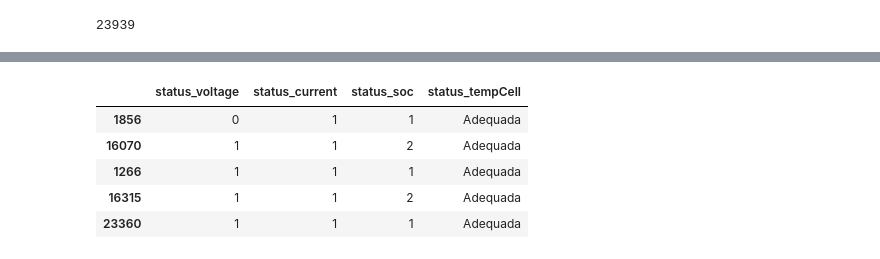
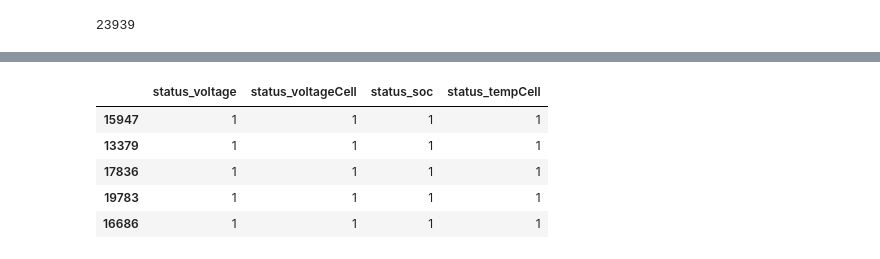
Before and after one commit to alefecrz/Data-Mining, a Jupyter notebook: src/server.ipynb, the cells around one changed output, grey strips where cells are left out. Cells and saved outputs as stored; diff of their text form; code cells hidden in the pictures.

```diff
--- a/src/server.ipynb
+++ b/src/server.ipynb
@@ -1112,9 +1110,7 @@ Name: Bstring1_Battery_Soc, dtype: int64
 # Criar status de temperatura status_tempCel
 # Classificador:
 # Temperatura:
-#     Desligada maior que 60
-#     Alerta entre 40 a 60
-#     Adequada entre 0 a 40
+
 def getNameColunsTemp(qtsColumns):
     columns = []
     for x in range(qtsColumns + 1):
@@ -1126,13 +1122,13 @@ def defineTemp(matrixTemp):
     value = ''
     for row in matrixTemp:
         for x in row:
-            if x >= 60:
-                value = 'Inadequada'
+            if x >= 50 or x > 0 and x < 15:
+                value = 0
                 break
-            if x >= 40 and x < 60:
-                value = 'Alerta'
-            if x < 40:
-                value = 'Adequada'
+            if x >= 15 and x < 40:
+                value = 1
+            if x >= 40 and  x < 50:
+                value = 2
         columns.append(value)
     return columns
 
@@ -1151,22 +1189,30 @@ status_tempCell = pd.DataFrame(data)
 # Adiciona todas a colunas de classificação em data_2
 
 data_2['status_voltage'] = status_voltage
-data_2['status_current'] = status_current
+data_2['status_voltageCell'] = status_voltageCell
 data_2['status_soc'] = status_soc
 data_2['status_tempCell'] = status_tempCell
 # %%
 def defineAction(matrixStatus):
     columns = []
     value = ''
-    for x in matrixStatus:
-        if 'Inadequada' in x or 'Alerta' in x:
-            columns.append('Desliga')
-        else:
-            columns.append('Não Desliga')
+    aux = 0
+    for row in matrixStatus:
+        for col in row:
+            if col == 0:
+                value = 0
+            elif col == 1:
+                aux = aux + 1
+                if aux > 1:
+                    aux = 0
+                    value = 2
+            elif value!= 0 or value!=1:
+                value = 1
+        columns.append(value)
     return columns
 
 
-df_matrixStatus = data_2[['status_voltage','status_current','status_soc','status_tempCell']]
+df_matrixStatus = data_2[['status_voltage','status_voltageCell','status_soc','status_tempCell']]
 matrixStatus = df_matrixStatus.to_numpy()
 data_action = defineAction(matrixStatus)
 data = {
@@ -1176,7 +1222,7 @@ action = pd.DataFrame(data)
 data_2['action'] = action
 data_2.to_csv('../Exports/bms-dataprocess-classify.csv', sep=';')
 # %%
-features = ['status_voltage','status_current','status_soc','status_tempCell']
+features = ['status_voltage','status_voltageCell','status_soc','status_tempCell']
 
 # Definição da variável-alvo
 target = ['action']
@@ -1205,18 +1251,18 @@ y.head()
 # %%
 from sklearn.model_selection import train_test_split
 from sklearn.tree import DecisionTreeClassifier
 
-X_train, X_test, y_train, y_test = train_test_split(X, y, test_size=0.34, random_state=337)
+X_train, X_test, y_train, y_test = train_test_split(X, y, test_size=0.70, random_state=337)
 decision_tree = DecisionTreeClassifier()
 
 X_train.head()
 # %% [output]
-|  | status_voltage | status_current | status_soc | status_tempCell |
-| 1856 | 0 | 1 | 1 | Adequada |
-| 16070 | 1 | 1 | 2 | Adequada |
-| 1266 | 1 | 1 | 1 | Adequada |
-| 16315 | 1 | 1 | 2 | Adequada |
-| 23360 | 1 | 1 | 1 | Adequada |
+|  | status_voltage | status_voltageCell | status_soc | status_tempCell |
+| 15947 | 1 | 1 | 1 | 1 |
+| 13379 | 1 | 1 | 1 | 1 |
+| 17836 | 1 | 1 | 1 | 1 |
+| 19783 | 1 | 1 | 1 | 1 |
+| 16686 | 1 | 1 | 1 | 1 |
 # %%
 y_train
 # %% [output]
```
Also changed, not shown: parts of 20 cells of this notebook.
